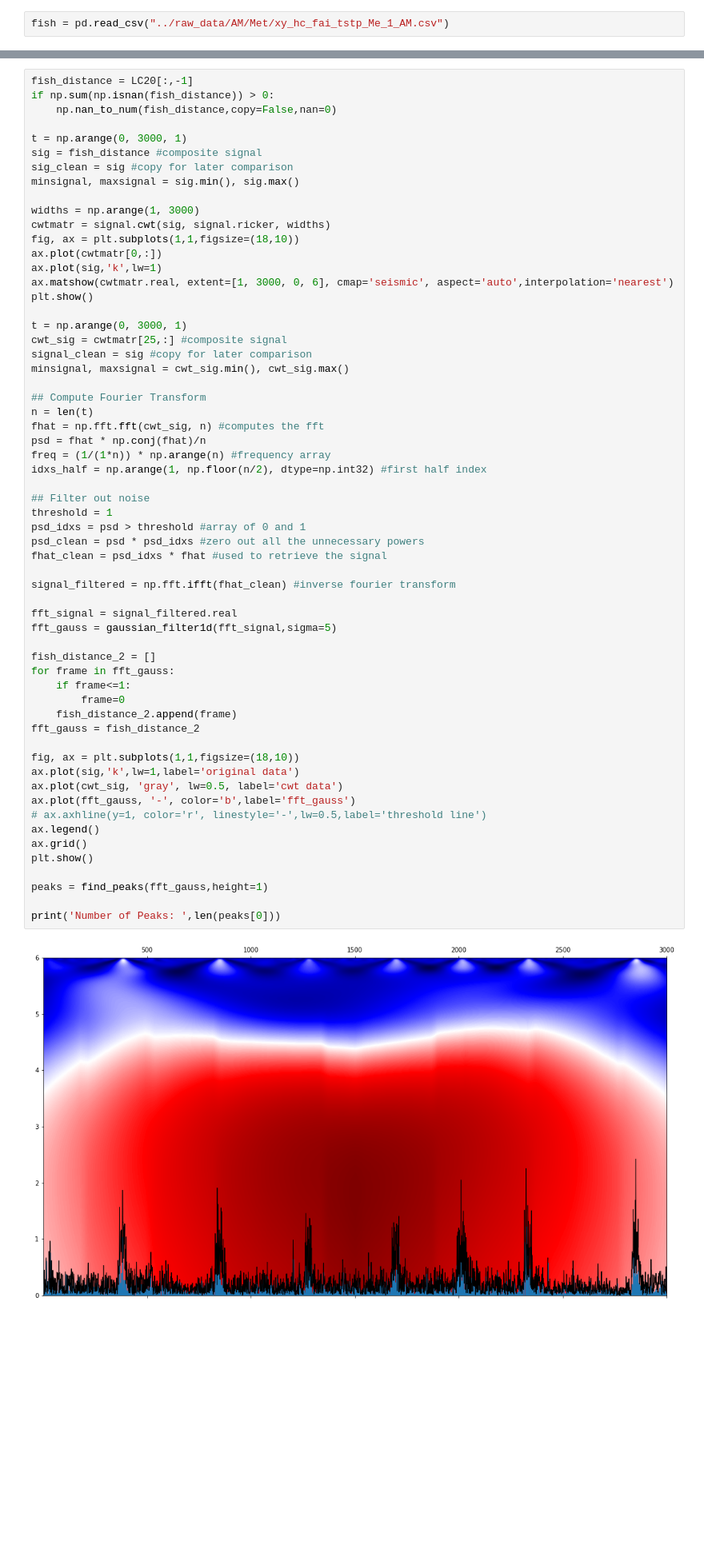
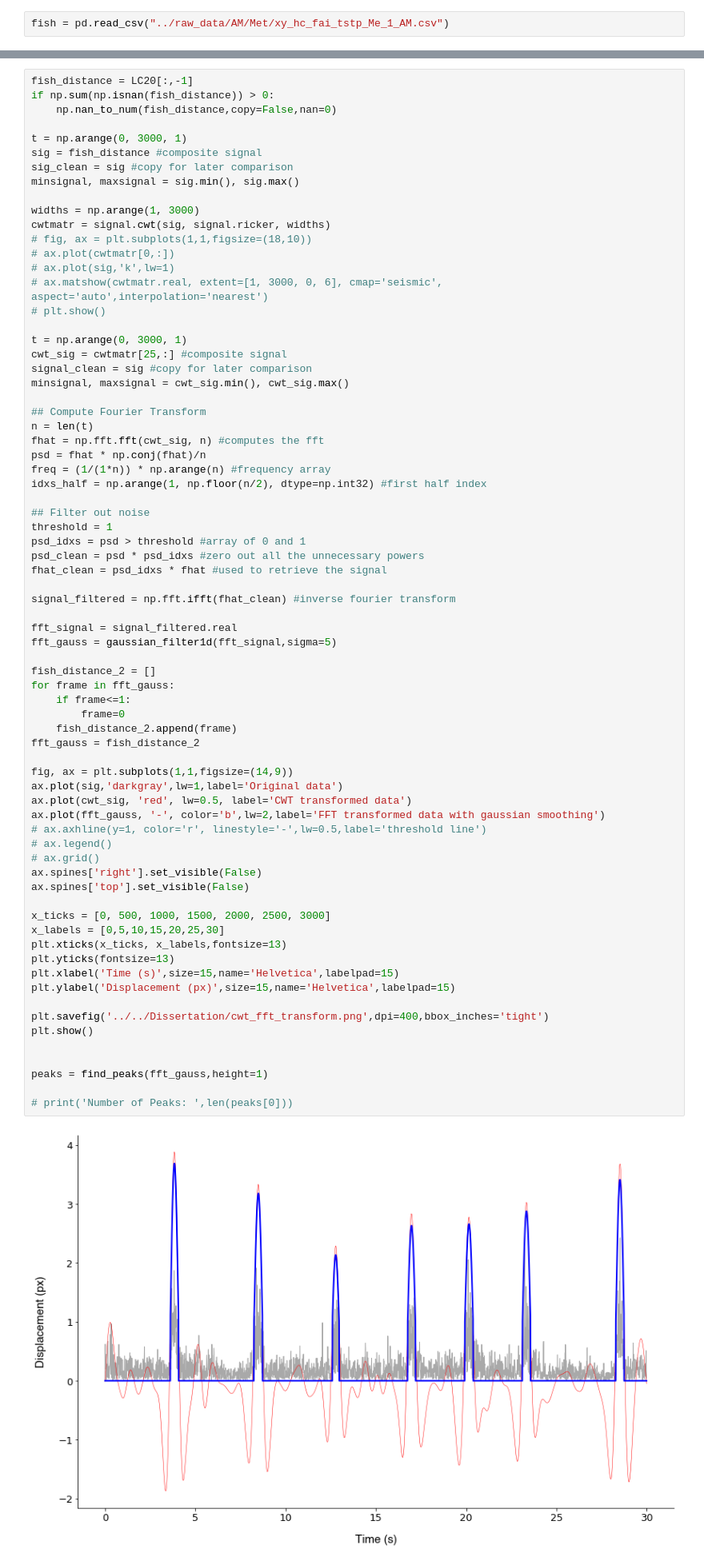
Before and after one commit to katarzyna-kupczyk/Effects-of-Methionine-on-the-OMR-in-Zebrafish-Larvae, a Jupyter notebook: notebooks/Event Finder (start_stop indices).ipynb, the cells around one changed output, grey strips where cells are left out. Shown: that part at 80% size. Drawn from its saved outputs; the diff is of its cells as text; blank space fills up the shorter version.

Commit message:
new graph added to final analysis

```diff
--- a/notebooks/Event Finder (start_stop indices).ipynb
+++ b/notebooks/Event Finder (start_stop indices).ipynb
@@ -121,11 +121,11 @@ minsignal, maxsignal = sig.min(), sig.max()
 
 widths = np.arange(1, 3000)
 cwtmatr = signal.cwt(sig, signal.ricker, widths)
-fig, ax = plt.subplots(1,1,figsize=(18,10))
-ax.plot(cwtmatr[0,:])
-ax.plot(sig,'k',lw=1)
-ax.matshow(cwtmatr.real, extent=[1, 3000, 0, 6], cmap='seismic', aspect='auto',interpolation='nearest')
-plt.show()
+# fig, ax = plt.subplots(1,1,figsize=(18,10))
+# ax.plot(cwtmatr[0,:])
+# ax.plot(sig,'k',lw=1)
+# ax.matshow(cwtmatr.real, extent=[1, 3000, 0, 6], cmap='seismic', aspect='auto',interpolation='nearest')
+# plt.show()
 
 t = np.arange(0, 3000, 1)
 cwt_sig = cwtmatr[25,:] #composite signal
@@ -136,38 +136,50 @@ minsignal, maxsignal = cwt_sig.min(), cwt_sig.max()
 n = len(t)
 fhat = np.fft.fft(cwt_sig, n) #computes the fft
 psd = fhat * np.conj(fhat)/n
 freq = (1/(1*n)) * np.arange(n) #frequency array
 idxs_half = np.arange(1, np.floor(n/2), dtype=np.int32) #first half index
 
 ## Filter out noise
 threshold = 1
 psd_idxs = psd > threshold #array of 0 and 1
 psd_clean = psd * psd_idxs #zero out all the unnecessary powers
 fhat_clean = psd_idxs * fhat #used to retrieve the signal
 
 signal_filtered = np.fft.ifft(fhat_clean) #inverse fourier transform
 
 fft_signal = signal_filtered.real
 fft_gauss = gaussian_filter1d(fft_signal,sigma=5)
 
 fish_distance_2 = []
 for frame in fft_gauss:
     if frame<=1:
         frame=0
     fish_distance_2.append(frame)
 fft_gauss = fish_distance_2
 
-fig, ax = plt.subplots(1,1,figsize=(18,10))
-ax.plot(sig,'k',lw=1,label='original data')
-ax.plot(cwt_sig, 'gray', lw=0.5, label='cwt data')
-ax.plot(fft_gauss, '-', color='b',label='fft_gauss')
+fig, ax = plt.subplots(1,1,figsize=(14,9))
+ax.plot(sig,'darkgray',lw=1,label='Original data')
+ax.plot(cwt_sig, 'red', lw=0.5, label='CWT transformed data')
+ax.plot(fft_gauss, '-', color='b',lw=2,label='FFT transformed data with gaussian smoothing')
 # ax.axhline(y=1, color='r', linestyle='-',lw=0.5,label='threshold line')
-ax.legend()
-ax.grid()
+# ax.legend()
+# ax.grid()
+ax.spines['right'].set_visible(False)
+ax.spines['top'].set_visible(False)
+
+x_ticks = [0, 500, 1000, 1500, 2000, 2500, 3000]
+x_labels = [0,5,10,15,20,25,30]
+plt.xticks(x_ticks, x_labels,fontsize=13)
+plt.yticks(fontsize=13)
+plt.xlabel('Time (s)',size=15,name='Helvetica',labelpad=15)
+plt.ylabel('Displacement (px)',size=15,name='Helvetica',labelpad=15)
+
+plt.savefig('../../Dissertation/cwt_fft_transform.png',dpi=400,bbox_inches='tight')
 plt.show()
+
 
 peaks = find_peaks(fft_gauss,height=1)
 
-print('Number of Peaks: ',len(peaks[0]))
+# print('Number of Peaks: ',len(peaks[0]))
 # %% [output]
-[figure, old version]
+[figure, new version]
```
Also changed, not shown: parts of 1 cell of this notebook, 1 other file.
